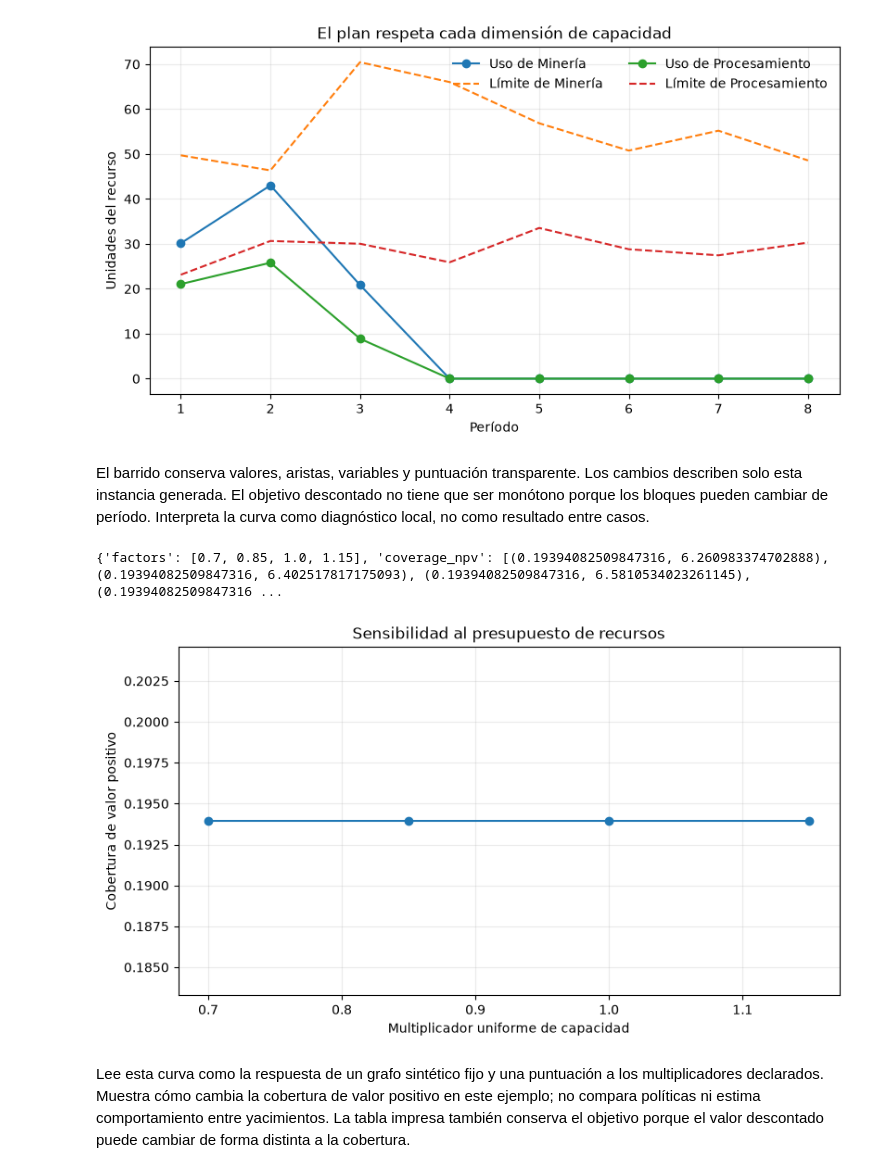
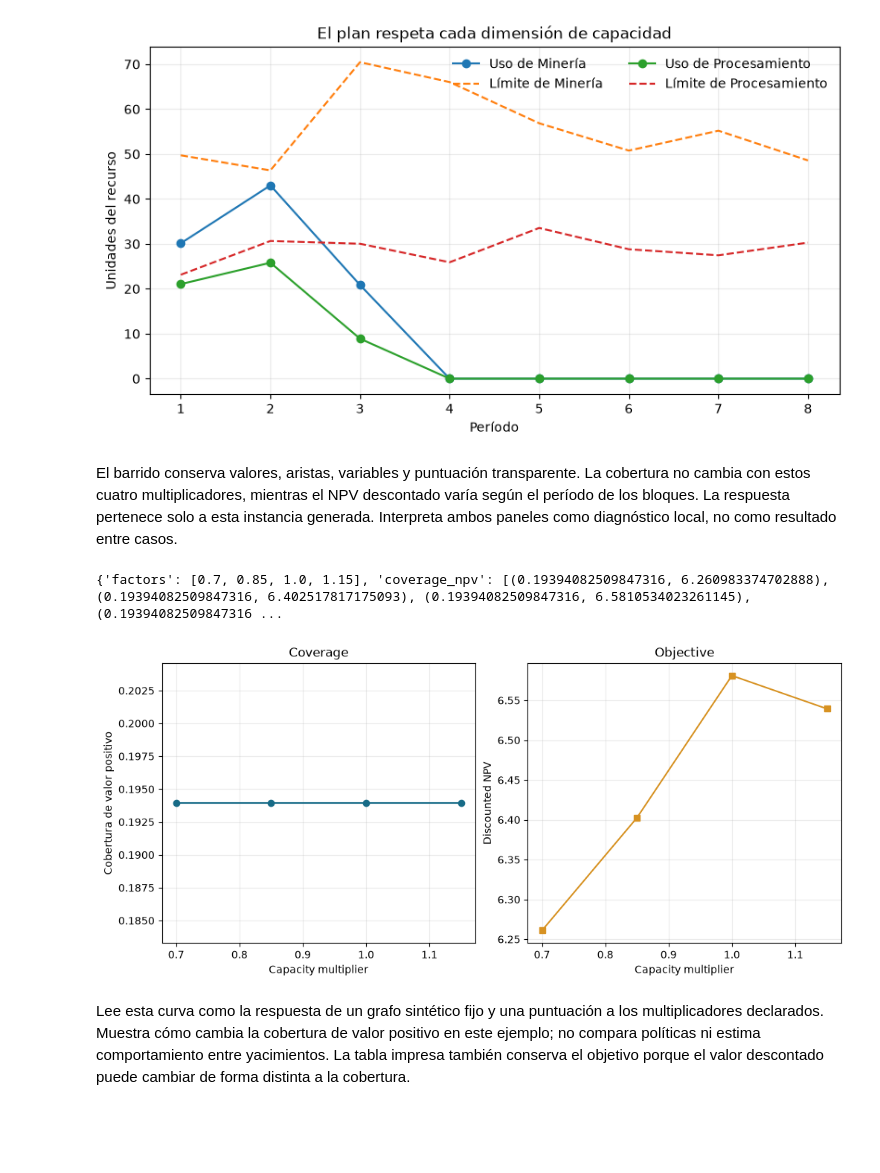
Before and after one commit to fsantibanezleal/CAOS_PhaseFlow, a Jupyter notebook: notebooks/es/04-learned-surrogates/05-frontier-policy-mechanics.ipynb, the cells around one changed output. Drawn from its saved outputs; the diff is of its cells as text; code cells hidden in the pictures; blank space fills up the shorter version.

```diff
--- a/notebooks/es/04-learned-surrogates/05-frontier-policy-mechanics.ipynb
+++ b/notebooks/es/04-learned-surrogates/05-frontier-policy-mechanics.ipynb
@@ -179,30 +179,29 @@ plt.show()
 # %% [output]
 [figure]
 # %% [markdown]
-El barrido conserva valores, aristas, variables y puntuación transparente. Los cambios describen solo esta instancia generada. El objetivo descontado no tiene que ser monótono porque los bloques pueden cambiar de período. Interpreta la curva como diagnóstico local, no como resultado entre casos.
+El barrido conserva valores, aristas, variables y puntuación transparente. La cobertura no cambia con estos cuatro multiplicadores, mientras el NPV descontado varía según el período de los bloques. La respuesta pertenece solo a esta instancia generada. Interpreta ambos paneles como diagnóstico local, no como resultado entre casos.
 # %%
 # Reproduce la misma puntuación con varios límites uniformes de capacidad.
 from dataclasses import replace
 
 factors = np.array([0.70, 0.85, 1.00, 1.15])
 sweep = []
 for factor in factors:
     variant = replace(instance, capacities=instance.capacities * factor)
     replay = replay_frontier_policy(variant, score, tonnage=case.tonnage)
     sweep.append((replay.positive_value_coverage, replay.npv))
 print({"factors": factors.tolist(), "coverage_npv": sweep})
-fig, ax = plt.subplots(figsize=(8, 4.5), constrained_layout=True)
-ax.plot(factors, [row[0] for row in sweep], marker="o")
-ax.set(
-    xlabel="Multiplicador uniforme de capacidad",
-    ylabel="Cobertura de valor positivo",
-    title="Sensibilidad al presupuesto de recursos",
-)
-ax.grid(alpha=0.25)
+fig, axes = plt.subplots(1, 2, figsize=(10, 4.5), constrained_layout=True)
+axes[0].plot(factors, [row[0] for row in sweep], marker="o", color="#176B87")
+axes[0].set(xlabel="Capacity multiplier", ylabel="Cobertura de valor positivo", title="Coverage")
+axes[1].plot(factors, [row[1] for row in sweep], marker="s", color="#D79222")
+axes[1].set(xlabel="Capacity multiplier", ylabel="Discounted NPV", title="Objective")
+for ax in axes:
+    ax.grid(alpha=0.25)
 plt.show()
 # %% [output]
 {'factors': [0.7, 0.85, 1.0, 1.15], 'coverage_npv': [(0.19394082509847316, 6.260983374702888), (0.19394082509847316, 6.402517817175093), (0.19394082509847316, 6.5810534023261145), (0.19394082509847316 ...
-[figure, old version]
+[figure, new version]
 # %% [markdown]
 Lee esta curva como la respuesta de un grafo sintético fijo y una puntuación a los multiplicadores declarados. Muestra cómo cambia la cobertura de valor positivo en este ejemplo; no compara políticas ni estima comportamiento entre yacimientos. La tabla impresa también conserva el objetivo porque el valor descontado puede cambiar de forma distinta a la cobertura.
 # %% [markdown]
```
Also changed, not shown: 4 other files.
